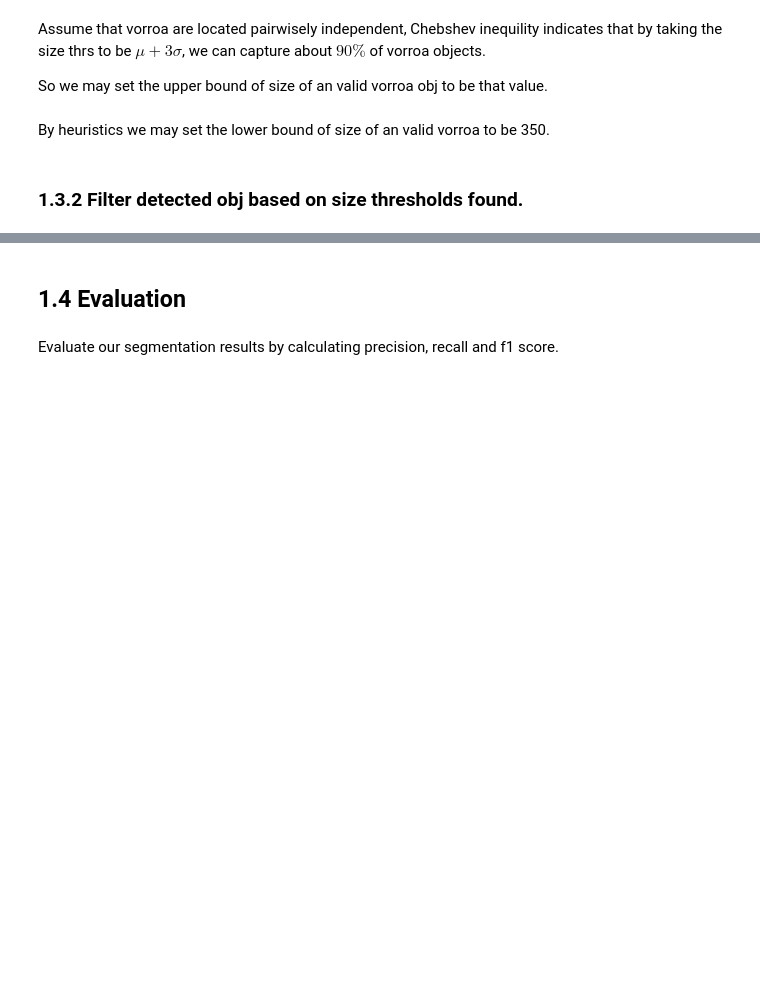
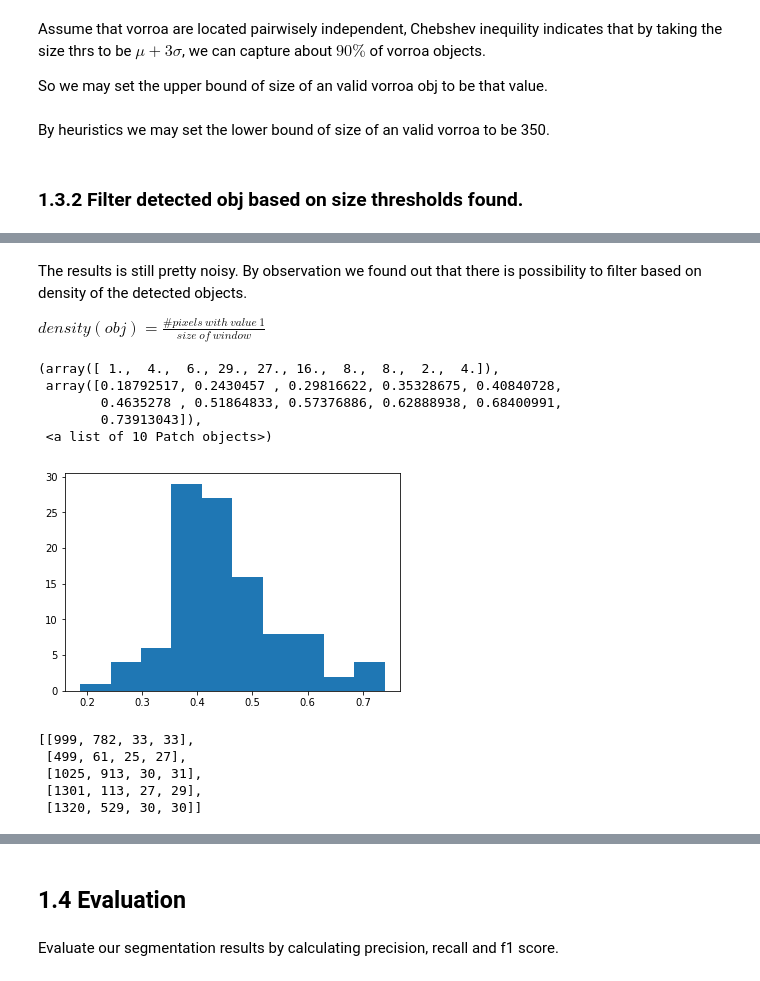
Before and after one commit to lchenbb/Image-Analysis-and-Pattern-Recognition, a Jupyter notebook: project/special_project.ipynb, the cells around one changed output, grey strips where cells are left out. Drawn from its saved outputs; the diff is of its cells as text; code cells hidden in the pictures; blank space fills up the shorter version.

```diff
--- a/project/special_project.ipynb
+++ b/project/special_project.ipynb
@@ -362,0 +367,5 @@ Text(0.5, 1.0, 'Groundtruth: Red   Detected: Steelblue')
+# %% [markdown]
+The results is still pretty noisy.
+By observation we found out that there is possibility to filter based on density of the detected objects.
+
+$density(obj) = \frac{\# pixels\ with\ value\ 1}{size\ of\ window}$
@@ -362,0 +406,25 @@ Text(0.5, 1.0, 'Groundtruth: Red   Detected: Steelblue')
+# %%
+# Get the density for each filtered_obj
+# Notice that the first coordinate actually means x0, thus is on the 2nd dimension
+density = list(map(lambda window: np.sum(bi_img[window[1] : window[1] + window[3],
+                                               window[0] : window[0] + window[2]]) /\
+                                   (window[2] * window[3]),
+                  filtered_objs))
+# %%
+plt.hist(density, bins = 10)
+# %% [output]
+(array([ 1.,  4.,  6., 29., 27., 16.,  8.,  8.,  2.,  4.]),
+ array([0.18792517, 0.2430457 , 0.29816622, 0.35328675, 0.40840728,
+        0.4635278 , 0.51864833, 0.57376886, 0.62888938, 0.68400991,
+        0.73913043]),
+ <a list of 10 Patch objects>)
+[figure, added]
+# %%
+# Obtain groundtruth density
+gt_density = []
+# %% [output]
+[[999, 782, 33, 33],
+ [499, 61, 25, 27],
+ [1025, 913, 30, 31],
+ [1301, 113, 27, 29],
+ [1320, 529, 30, 30]]
```
Also changed, not shown: parts of 105 cells of this notebook, 4 other files.
